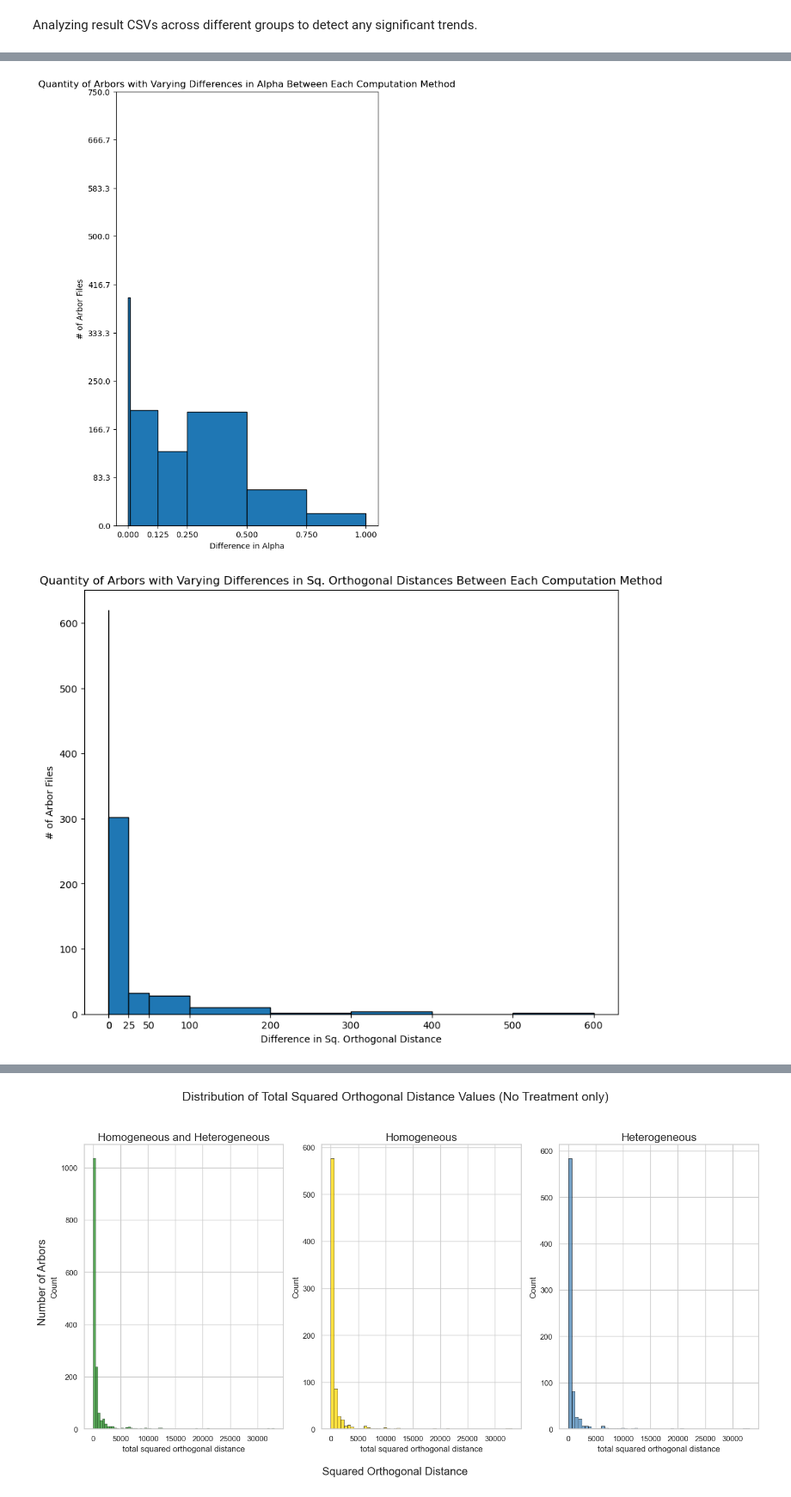
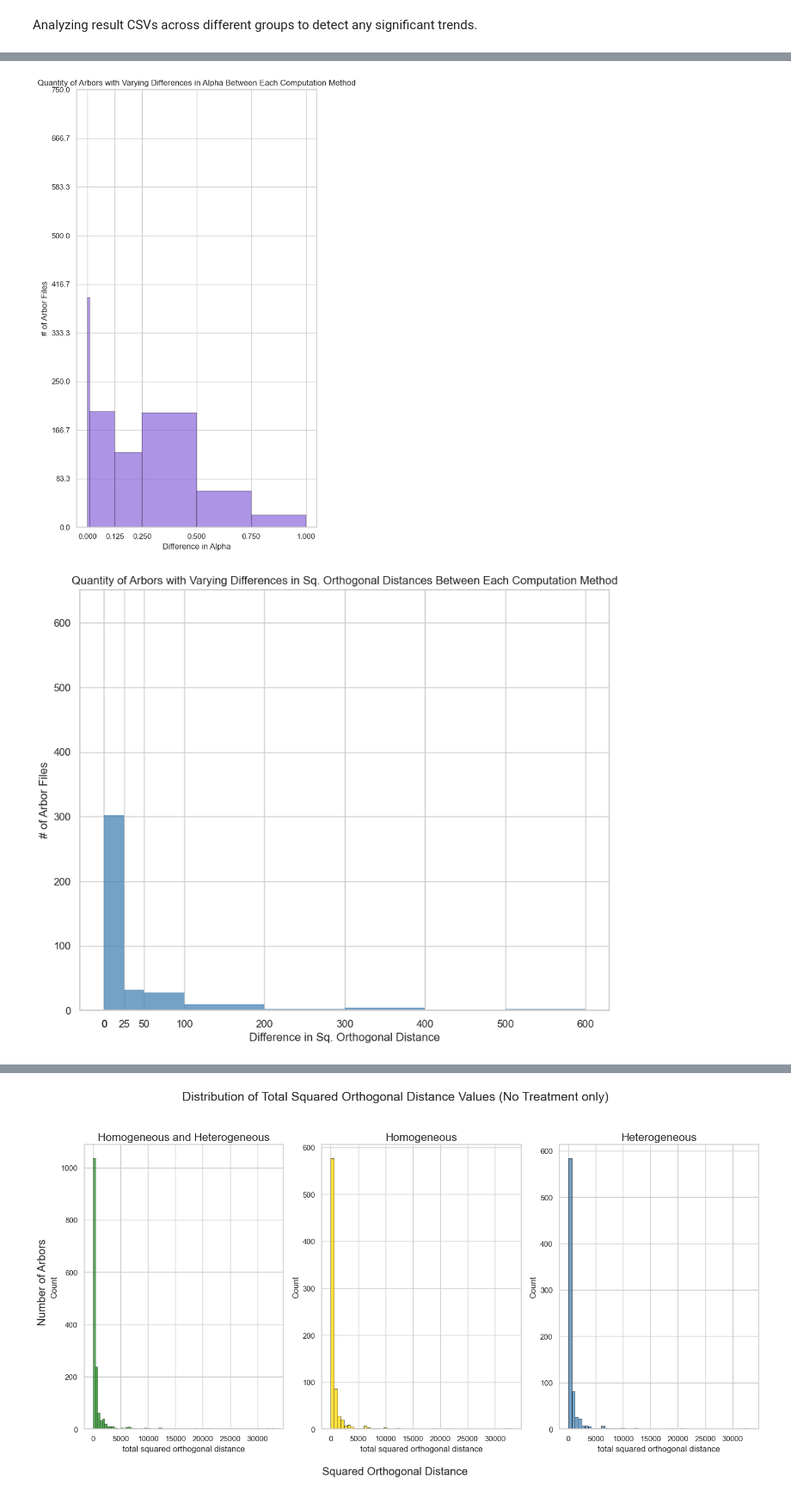
Before and after one commit to arjunc12/Plant-Architecture, a Jupyter notebook: heterogeneity_analysis.ipynb, the cells around one changed output, grey strips where cells are left out. Shown at 86% size. Drawn from its saved outputs; the diff is of its cells as text; code cells hidden in the pictures.

```diff
--- a/heterogeneity_analysis.ipynb
+++ b/heterogeneity_analysis.ipynb
@@ -15,8 +16,3 @@ sns.set_theme(style="whitegrid")      # My recommendation
 # or:
 # sns.set_theme(style="ticks")
 # sns.set_theme(style="darkgrid")
-# %%
-fname = EVALUATED_COSTS_DIR + "\pimpi_ABA_D9_set1_day9_20220610_RSA_M248M058LA1511_ABA_Salt001_M248_10_C_10aba.csv"
-
-homog_opt_info, heterog_opt_info, alpha_diff, sq_orthog_dist_diff = opt.extract_optimal_dist_vals(fname, len(EVALUATED_COSTS_DIR))
-print(f"Homogenous Optimal Info: {homog_opt_info} | Heterogeneous Optimal Info: {heterog_opt_info} | Difference in Alpha: {alpha_diff} | Difference in Sq. Ortog. Distance: {sq_orthog_dist_diff}")
@@ -38,24 +74,38 @@ def extract_difference_values(arbor_folder):
 # %%
 # Creating a histogram that categorizes values based on what range the difference in alpha (between each computation method) falls under
 
 alpha_diffs, sq_orthog_dist_diffs = extract_difference_values(EVALUATED_COSTS_DIR)
 plt.figure(figsize=(6, 10))
-plt.hist(alpha_diffs, bins=[0, .01, .125, 0.25, 0.5, 0.75, 1.0], edgecolor='black')
+
+sns.histplot(alpha_diffs,
+    bins=[0, .01, .125, 0.25, 0.5, 0.75, 1.0],
+    color="mediumpurple",
+    edgecolor="black",
+    stat="count"
+    )
 
 plt.yticks(np.linspace(0, 750, 10))
 plt.xticks([0, 0.125, 0.25, 0.5, 0.75, 1.0])
 plt.xlabel("Difference in Alpha")
 plt.ylabel("# of Arbor Files")
 plt.title("Quantity of Arbors with Varying Differences in Alpha Between Each Computation Method")
+plt.tight_layout()
 plt.show()
 
 plt.figure(figsize=(10, 8))
-plt.hist(sq_orthog_dist_diffs, bins=[0, .01, 25, 50, 100, 200, 300, 400, 500, 600], edgecolor='black')
+
+sns.histplot(
+    sq_orthog_dist_diffs,
+    bins=[0, .01, 25, 50, 100, 200, 300, 400, 500, 600],
+    color="steelblue",
+    edgecolor="black",
+    stat="count"
+)
 plt.xticks([0, .01, 25, 50, 100, 200, 300, 400, 500, 600])
 plt.xlabel("Difference in Sq. Orthogonal Distance")
 plt.ylabel("# of Arbor Files")
 plt.title("Quantity of Arbors with Varying Differences in Sq. Orthogonal Distances Between Each Computation Method")
 plt.show()
 # %% [output]
-[figure, old version]
+[figure, new version]
-[figure, old version]
+[figure, new version]
```
Also changed, not shown: parts of 20 cells of this notebook.
